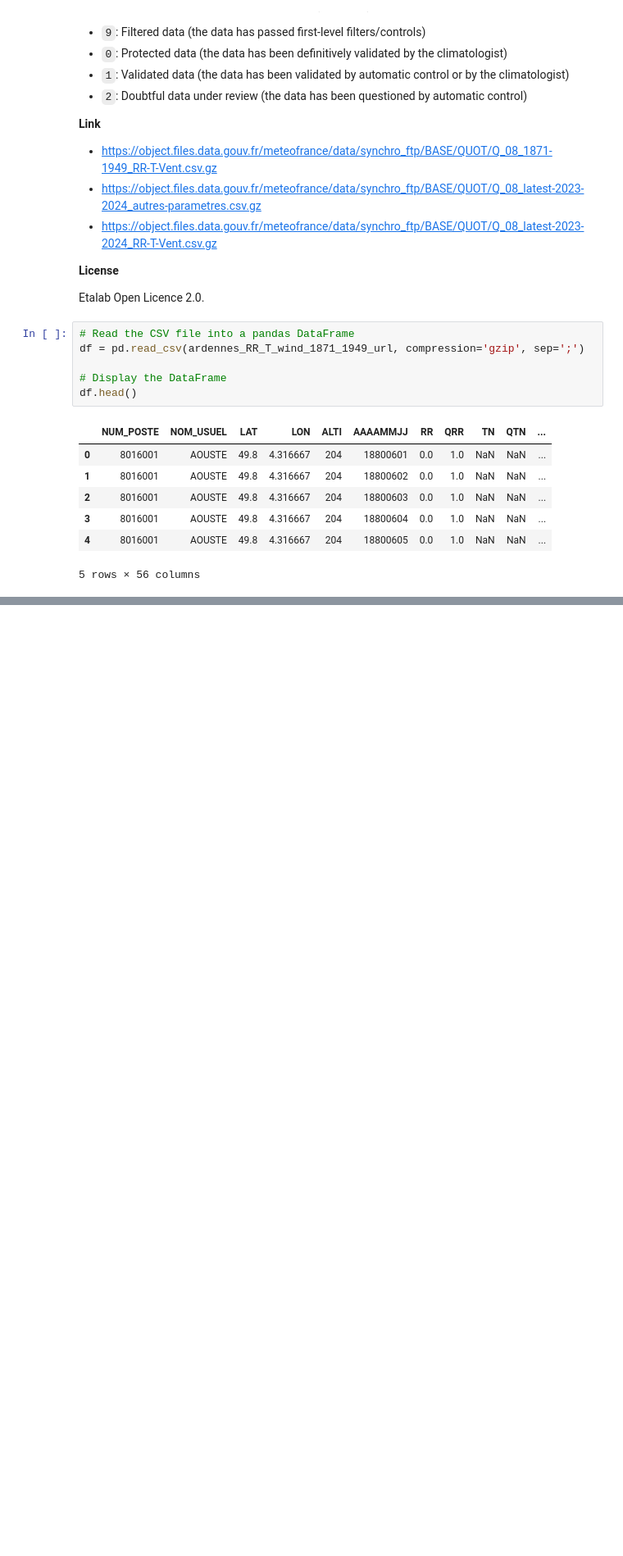
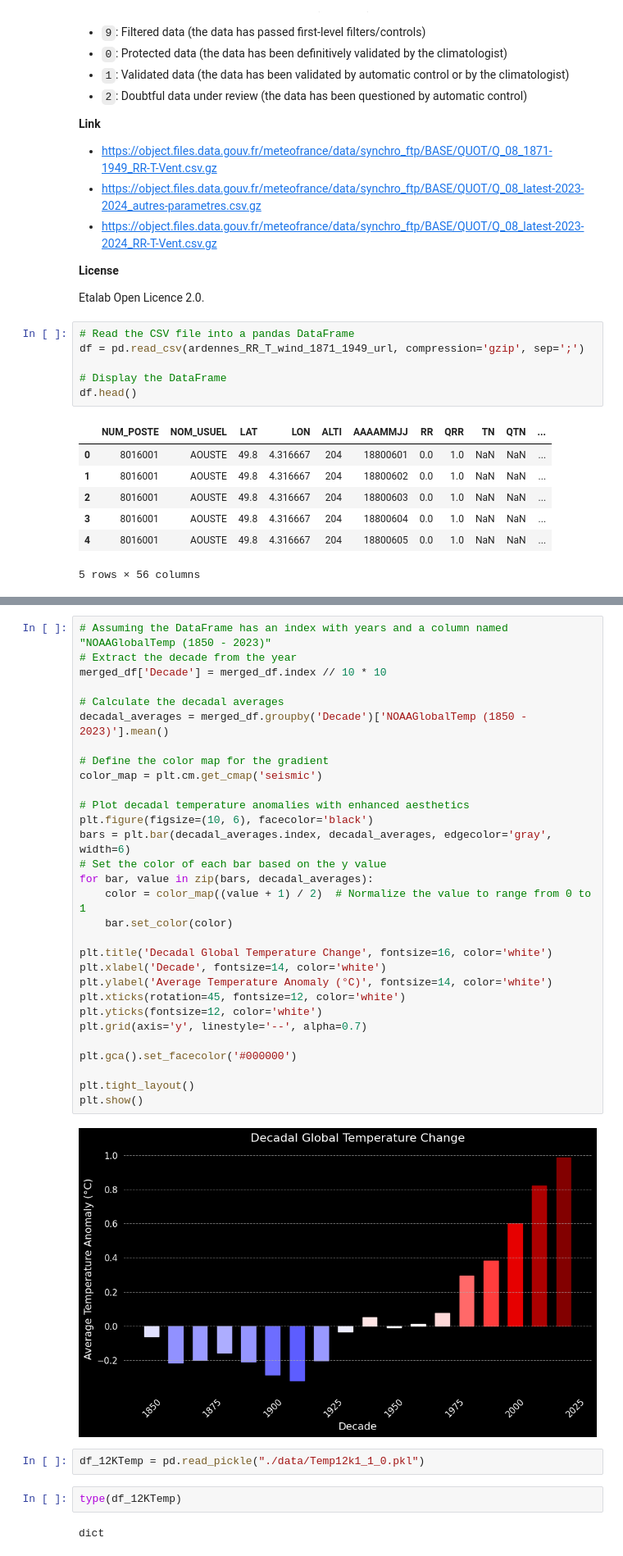
Before and after one commit to Saffian-Asghar/Global-Temperature-Analysis, a Jupyter notebook: Global_Temperature_Change.ipynb, the cells around one changed output, grey strips where cells are left out. Shown: that part at 82% size. Saved outputs shown, nothing was run; the diff lists cells and outputs as text; blank space fills up the shorter version.

```diff
--- a/Global_Temperature_Change.ipynb
+++ b/Global_Temperature_Change.ipynb
@@ -360,0 +384,38 @@ df.head()
+# %%
+# Assuming the DataFrame has an index with years and a column named "NOAAGlobalTemp (1850 - 2023)"
+# Extract the decade from the year
+merged_df['Decade'] = merged_df.index // 10 * 10
+
+# Calculate the decadal averages
+decadal_averages = merged_df.groupby('Decade')['NOAAGlobalTemp (1850 - 2023)'].mean()
+
+# Define the color map for the gradient
+color_map = plt.cm.get_cmap('seismic')
+
+# Plot decadal temperature anomalies with enhanced aesthetics
+plt.figure(figsize=(10, 6), facecolor='black')
+bars = plt.bar(decadal_averages.index, decadal_averages, edgecolor='gray', width=6)
+# Set the color of each bar based on the y value
+for bar, value in zip(bars, decadal_averages):
+    color = color_map((value + 1) / 2)  # Normalize the value to range from 0 to 1
+    bar.set_color(color)
+
+plt.title('Decadal Global Temperature Change', fontsize=16, color='white')
+plt.xlabel('Decade', fontsize=14, color='white')
+plt.ylabel('Average Temperature Anomaly (°C)', fontsize=14, color='white')
+plt.xticks(rotation=45, fontsize=12, color='white')
+plt.yticks(fontsize=12, color='white')
+plt.grid(axis='y', linestyle='--', alpha=0.7)
+
+plt.gca().set_facecolor('#000000')
+
+plt.tight_layout()
+plt.show()
+# %% [output]
+[figure, added]
+# %%
+df_12KTemp = pd.read_pickle("./data/Temp12k1_1_0.pkl")
+# %%
+type(df_12KTemp)
+# %% [output]
+dict
```
Also changed, not shown: parts of 9 cells of this notebook.
